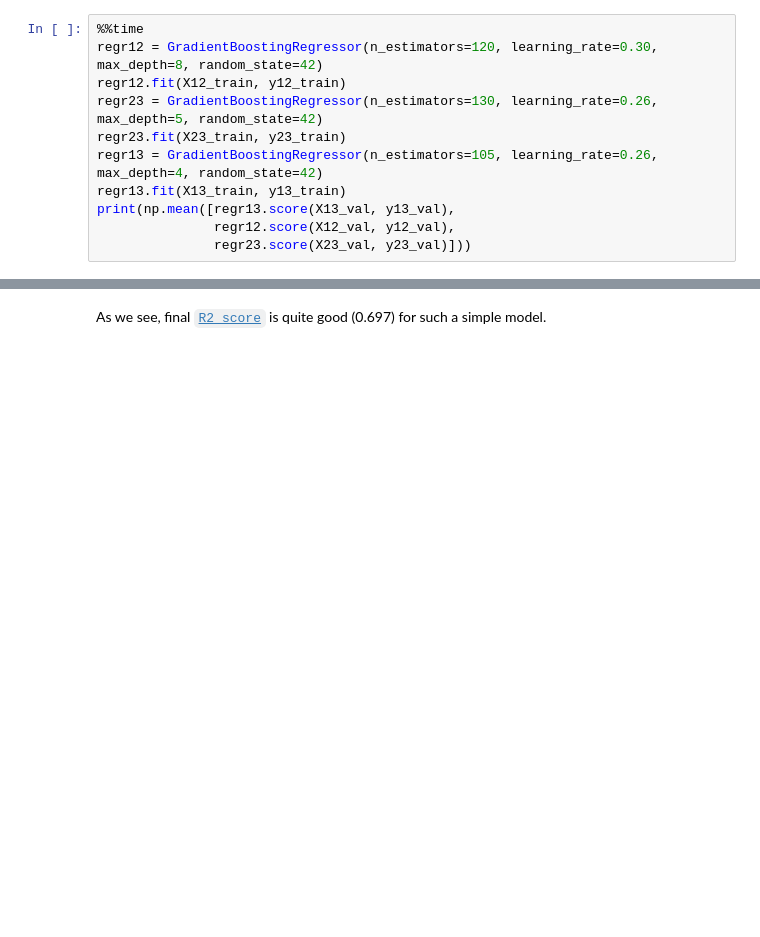
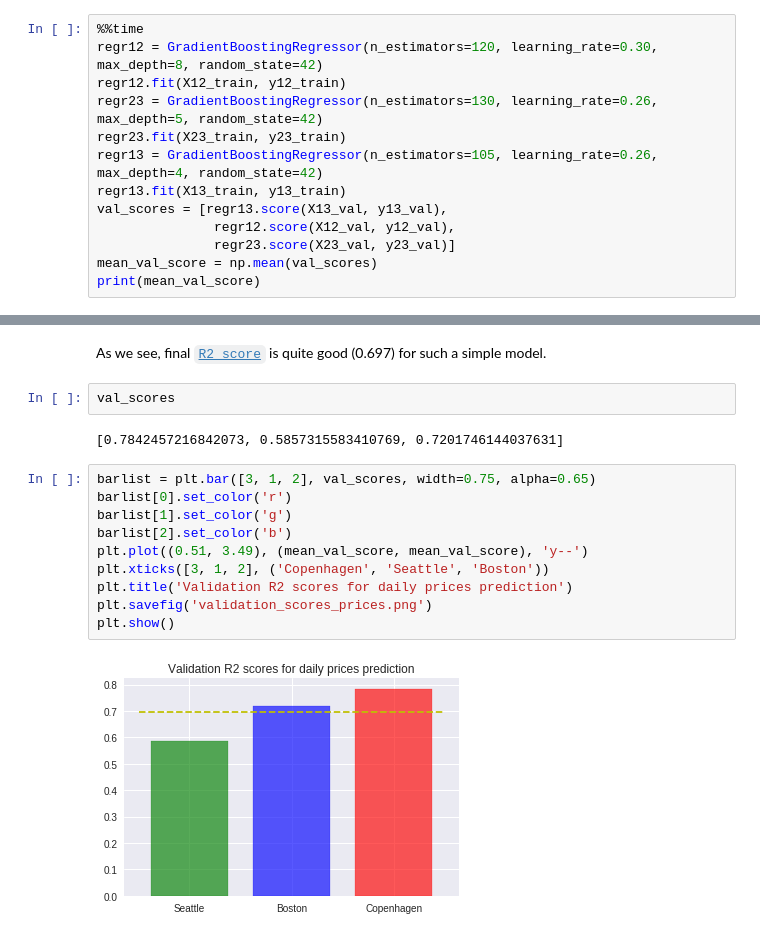
Before and after one commit to Dima806/Airbnb_project, a Jupyter notebook: airbnb_final_analysis_v3.ipynb, the cells around one changed output, grey strips where cells are left out. Cells and saved outputs as stored; diff of their text form; blank space fills up the shorter version.

```diff
--- a/airbnb_final_analysis_v3.ipynb
+++ b/airbnb_final_analysis_v3.ipynb
@@ -1180,8 +1190,10 @@ regr23 = GradientBoostingRegressor(n_estimators=130, learning_rate=0.26, max_dep
 regr23.fit(X23_train, y23_train)
 regr13 = GradientBoostingRegressor(n_estimators=105, learning_rate=0.26, max_depth=4, random_state=42)
 regr13.fit(X13_train, y13_train)
-print(np.mean([regr13.score(X13_val, y13_val),
+val_scores = [regr13.score(X13_val, y13_val),
                regr12.score(X12_val, y12_val),
-               regr23.score(X23_val, y23_val)]))
+               regr23.score(X23_val, y23_val)]
+mean_val_score = np.mean(val_scores)
+print(mean_val_score)
 # %% [output]
 0.6967172981430158
@@ -1190,2 +1202,18 @@ Wall time: 11.2 s
 # %% [markdown]
 As we see, final [`R2 score`](http://scikit-learn.org/stable/modules/generated/sklearn.metrics.r2_score.html) is quite good (0.697) for such a simple model.
+# %%
+val_scores
+# %% [output]
+[0.7842457216842073, 0.5857315583410769, 0.7201746144037631]
+# %%
+barlist = plt.bar([3, 1, 2], val_scores, width=0.75, alpha=0.65)
+barlist[0].set_color('r')
+barlist[1].set_color('g')
+barlist[2].set_color('b')
+plt.plot((0.51, 3.49), (mean_val_score, mean_val_score), 'y--')
+plt.xticks([3, 1, 2], ('Copenhagen', 'Seattle', 'Boston'))
+plt.title('Validation R2 scores for daily prices prediction')
+plt.savefig('validation_scores_prices.png')
+plt.show()
+# %% [output]
+[figure, added]
```
Also changed, not shown: parts of 17 cells of this notebook.
